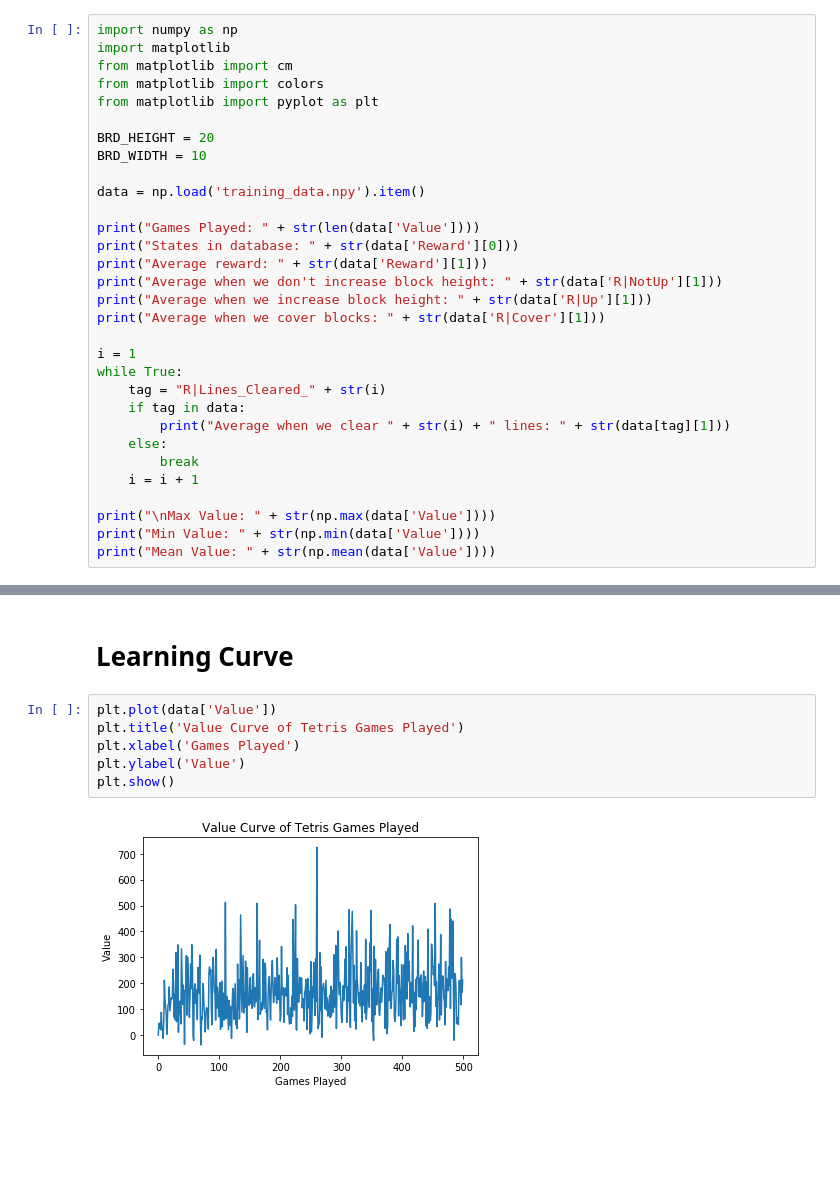
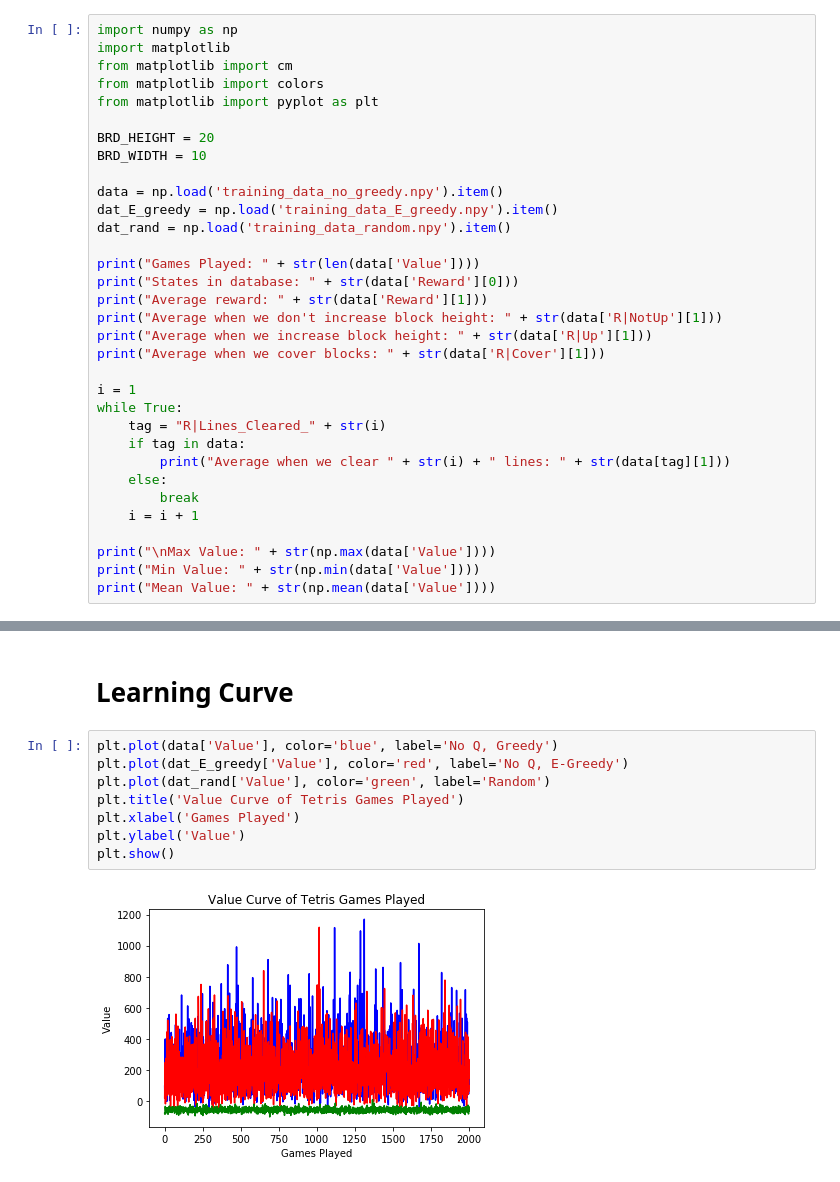
Before and after one commit to Edward-FitzSimons/TetrisAgent_ML, a Jupyter notebook: data_view.ipynb, the cells around one changed output, grey strips where cells are left out. Saved outputs shown, nothing was run; the diff lists cells and outputs as text; blank space fills up the shorter version.

Commit message:
Added more data

```diff
--- a/data_view.ipynb
+++ b/data_view.ipynb
@@ -11,7 +11,9 @@ from matplotlib import pyplot as plt
 BRD_HEIGHT = 20
 BRD_WIDTH = 10
 
-data = np.load('training_data.npy').item()
+data = np.load('training_data_no_greedy.npy').item()
+dat_E_greedy = np.load('training_data_E_greedy.npy').item()
+dat_rand = np.load('training_data_random.npy').item()
 
 print("Games Played: " + str(len(data['Value'])))
 print("States in database: " + str(data['Reward'][0]))
@@ -83,11 +85,13 @@ plt.show()
 # %% [markdown]
 # Learning Curve
 # %%
-plt.plot(data['Value'])
+plt.plot(data['Value'], color='blue', label='No Q, Greedy')
+plt.plot(dat_E_greedy['Value'], color='red', label='No Q, E-Greedy')
+plt.plot(dat_rand['Value'], color='green', label='Random')
 plt.title('Value Curve of Tetris Games Played')
 plt.xlabel('Games Played')
 plt.ylabel('Value')
 plt.show()
 # %% [output]
-[figure, old version]
+[figure, new version]
 # %%
```
Also changed, not shown: parts of 4 cells of this notebook, 5 other files.
